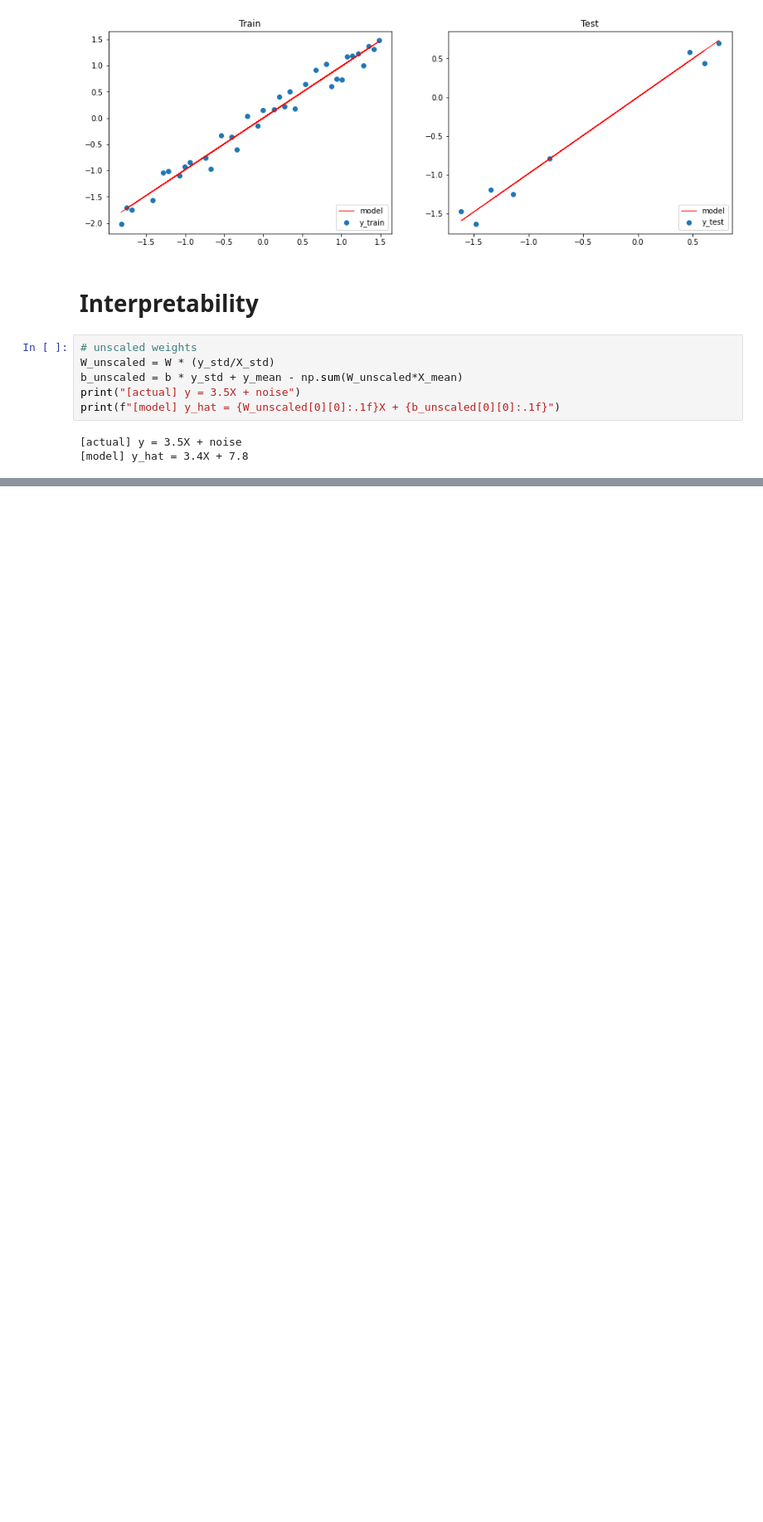
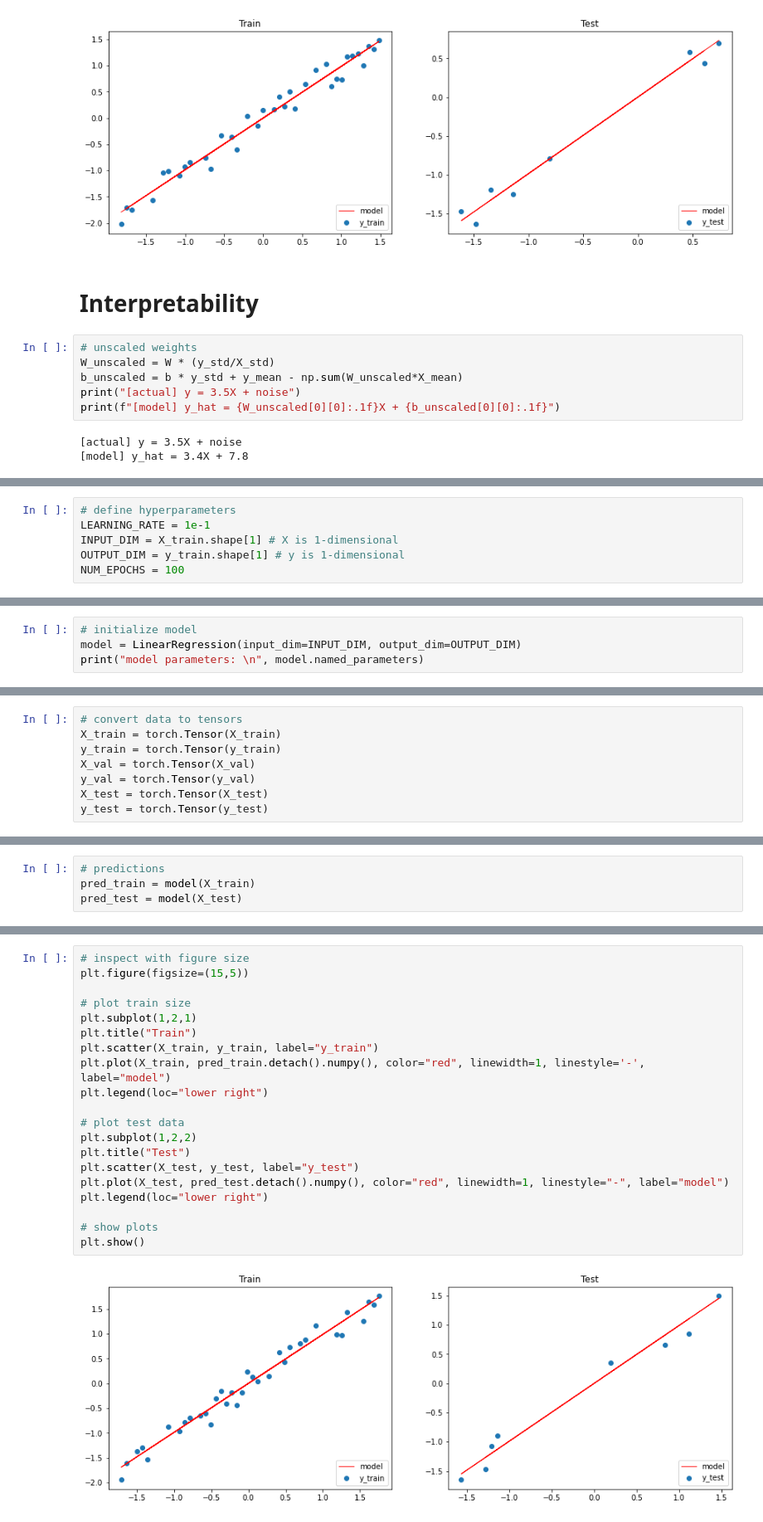
Before and after one commit to callezenwaka/machine-learning, a Jupyter notebook: Linear_Regression.ipynb, the cells around one changed output, grey strips where cells are left out. Shown: that part at 83% size. Drawn from its saved outputs; the diff is of its cells as text; blank space fills up the shorter version.

```diff
--- a/Linear_Regression.ipynb
+++ b/Linear_Regression.ipynb
@@ -255,0 +325,6 @@ print(f"[model] y_hat = {W_unscaled[0][0]:.1f}X + {b_unscaled[0][0]:.1f}")
+# %%
+# define hyperparameters
+LEARNING_RATE = 1e-1
+INPUT_DIM = X_train.shape[1] # X is 1-dimensional
+OUTPUT_DIM = y_train.shape[1] # y is 1-dimensional
+NUM_EPOCHS = 100
@@ -255,0 +379,4 @@ print(f"[model] y_hat = {W_unscaled[0][0]:.1f}X + {b_unscaled[0][0]:.1f}")
+# %%
+# initialize model
+model = LinearRegression(input_dim=INPUT_DIM, output_dim=OUTPUT_DIM)
+print("model parameters: \n", model.named_parameters)
@@ -255,0 +409,8 @@ print(f"[model] y_hat = {W_unscaled[0][0]:.1f}X + {b_unscaled[0][0]:.1f}")
+# %%
+# convert data to tensors
+X_train = torch.Tensor(X_train)
+y_train = torch.Tensor(y_train)
+X_val = torch.Tensor(X_val)
+y_val = torch.Tensor(y_val)
+X_test = torch.Tensor(X_test)
+y_test = torch.Tensor(y_test)
@@ -255,0 +446,4 @@ print(f"[model] y_hat = {W_unscaled[0][0]:.1f}X + {b_unscaled[0][0]:.1f}")
+# %%
+# predictions
+pred_train = model(X_train)
+pred_test = model(X_test)
@@ -255,0 +459,22 @@ print(f"[model] y_hat = {W_unscaled[0][0]:.1f}X + {b_unscaled[0][0]:.1f}")
+# %%
+# inspect with figure size
+plt.figure(figsize=(15,5))
+
+# plot train size
+plt.subplot(1,2,1)
+plt.title("Train")
+plt.scatter(X_train, y_train, label="y_train")
+plt.plot(X_train, pred_train.detach().numpy(), color="red", linewidth=1, linestyle='-', label="model")
+plt.legend(loc="lower right")
+
+# plot test data
+plt.subplot(1,2,2)
+plt.title("Test")
+plt.scatter(X_test, y_test, label="y_test")
+plt.plot(X_test, pred_test.detach().numpy(), color="red", linewidth=1, linestyle="-", label="model")
+plt.legend(loc="lower right")
+
+# show plots
+plt.show()
+# %% [output]
+[figure, added]
```
Also changed, not shown: parts of 43 cells of this notebook.
